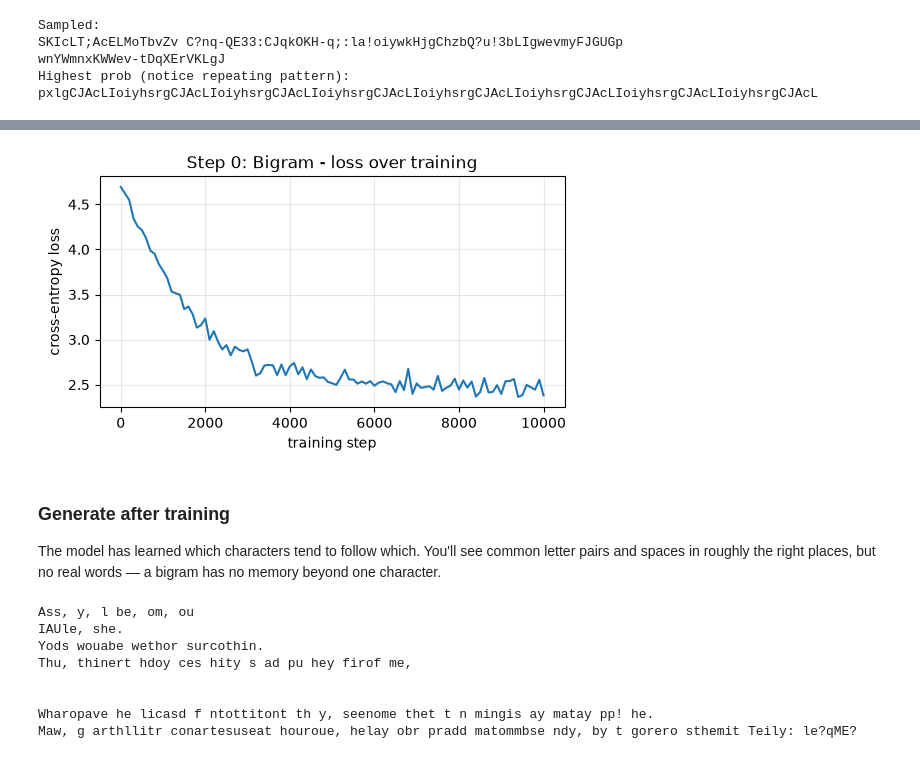
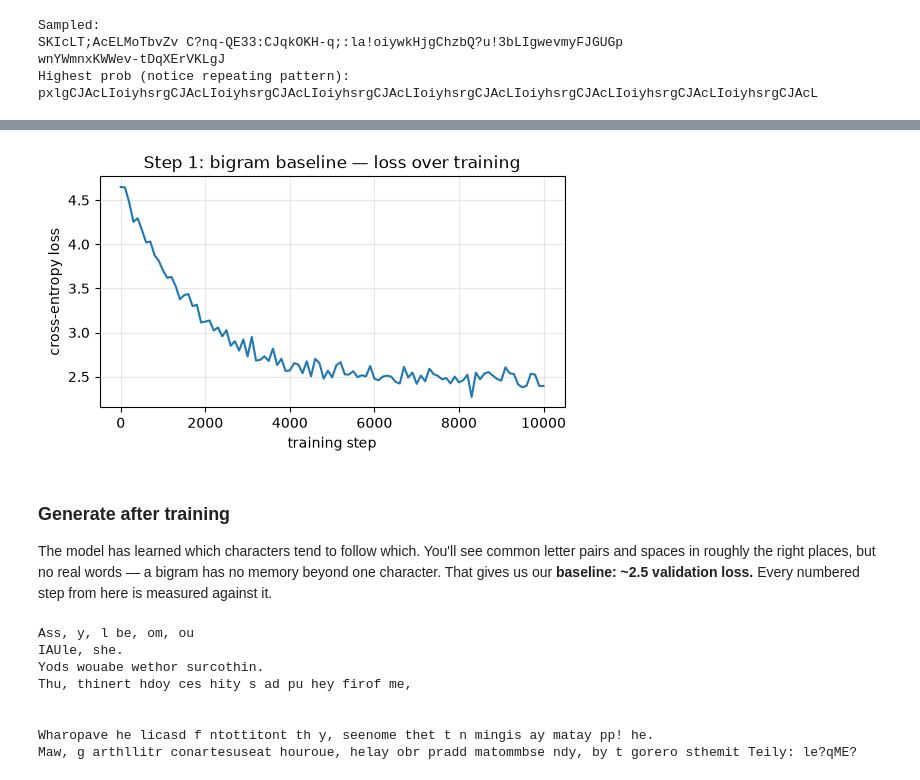
Before and after one commit to ehtb/study, a Jupyter notebook: notebooks/transformer.ipynb, the cells around one changed output, grey strips where cells are left out. Cells and saved outputs as stored; diff of their text form; code cells hidden in the pictures.

Commit message:
refactor: renumber transformer notebook steps and update model architecture documentation

```diff
--- a/notebooks/transformer.ipynb
+++ b/notebooks/transformer.ipynb
@@ -198,25 +188,0 @@ Why `-log`? It's a "surprise" meter. If the model gave the correct character pro
-# %%
-# A worked example of softmax + cross-entropy on 4 fake logits.
-# Pretend the vocabulary has only 4 characters and the correct next one is index 2.
-logits_demo = torch.tensor([2.0, 1.0, 4.0, 0.5])   # raw scores (note: one is negative-ish, none sum to 1)
-correct_index = 2
-
-# --- softmax: logits -> probability distribution ---
-exp = torch.exp(logits_demo)          # step 1: exponentiate (all become positive, gaps amplified)
-probs = exp / exp.sum()               # step 2: divide by the total (now they sum to 1)
-print('logits :', logits_demo.tolist())
-print('probs  :', [round(p, 3) for p in probs.tolist()], ' sum =', round(probs.sum().item(), 3))
-
-# --- cross-entropy: how surprised are we by the correct answer? ---
-# It only looks at the probability the model gave to the TRUE next character.
-p_correct = probs[correct_index]
-loss_manual = -torch.log(p_correct)
-print(f'\nprobability on the correct char (index {correct_index}): {p_correct.item():.3f}')
-print(f'cross-entropy loss = -log(p_correct)              = {loss_manual.item():.3f}')
-
-# PyTorch's F.cross_entropy does softmax + (-log of the true class) in one call, from RAW logits:
-loss_builtin = F.cross_entropy(logits_demo.unsqueeze(0), torch.tensor([correct_index]))
-print(f'F.cross_entropy (same thing, one call)            = {loss_builtin.item():.3f}')
-
-# Sanity check the "random guessing" baseline we'll see before training:
-print(f'\nloss if all 65 chars were equally likely = -log(1/65) = {torch.log(torch.tensor(65.0)).item():.3f}')
@@ -342,6 +301,6 @@ def plot_loss(history, title):
     plt.xlabel('training step'); plt.ylabel('cross-entropy loss')
     plt.title(title); plt.grid(alpha=0.3); plt.show()
 
-history = train(bigram_model, get_batch, label='0: bigram')
-plot_loss(history, 'Step 0: Bigram - loss over training')
+history = train(bigram_model, get_batch, label='1: bigram (baseline)')
+plot_loss(history, 'Step 1: bigram baseline — loss over training')
 # %% [output]
@@ -349,8 +308,8 @@ noisy final-batch loss = 2.382   |   averaged val loss = 2.494
-[figure, old version]
+[figure, new version]
 # %% [markdown]
 ### Generate after training
 
-The model has learned which characters tend to follow which. You'll see common letter pairs and spaces in roughly the right places, but no real words — a bigram has no memory beyond one character.
+The model has learned which characters tend to follow which. You'll see common letter pairs and spaces in roughly the right places, but no real words — a bigram has no memory beyond one character. That gives us our **baseline: ~2.5 validation loss.** Every numbered step from here is measured against it.
 # %%
 idx = torch.zeros((1, 1), dtype=torch.long)
 print(decode(bigram_model.generate(idx, max_new_tokens=300)[0].tolist()))
```
Also changed, not shown: parts of 31 cells of this notebook, 1 other file.
